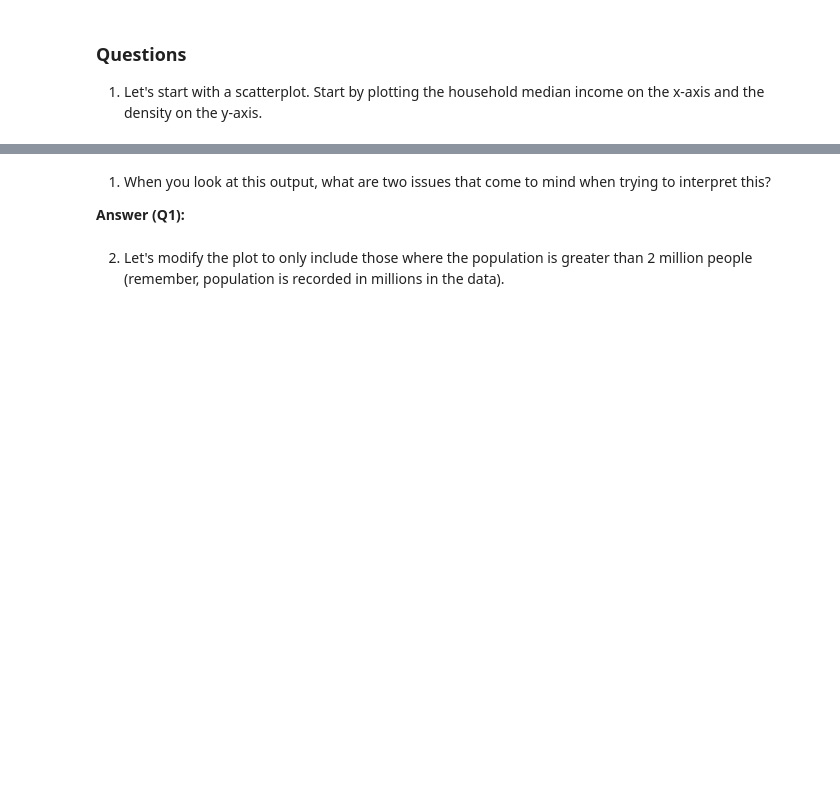
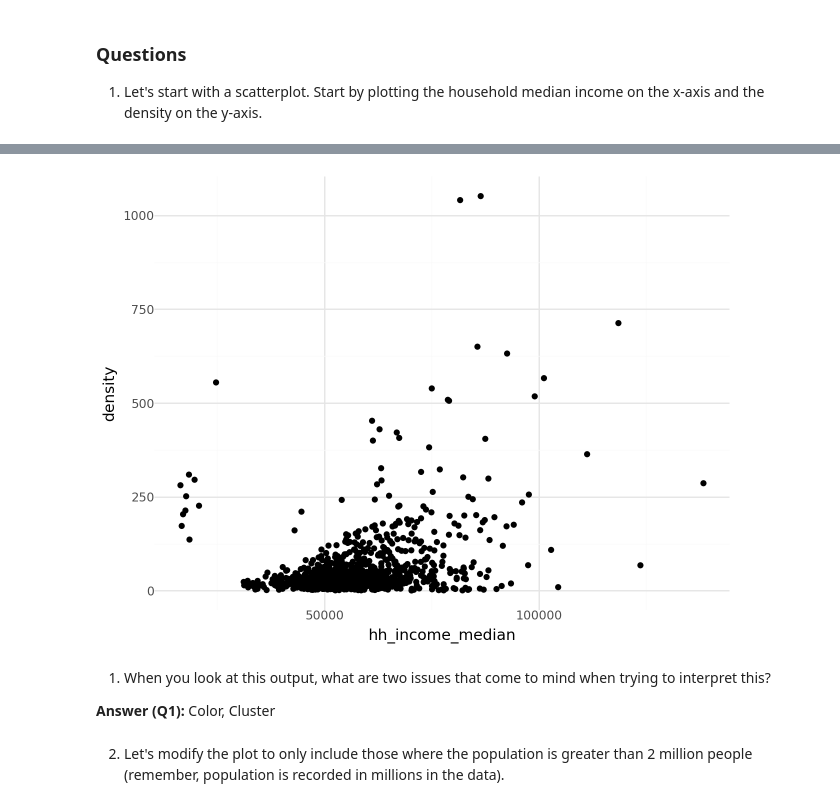
Before and after one commit to tettehdaniel/python-labs, a Jupyter notebook: Notebooks/Notebook08_DataVis2_SV.ipynb, the cells around one changed output, grey strips where cells are left out. Drawn from its saved outputs; the diff is of its cells as text; code cells hidden in the pictures; blank space fills up the shorter version.

```diff
--- a/Notebooks/Notebook08_DataVis2_SV.ipynb
+++ b/Notebooks/Notebook08_DataVis2_SV.ipynb
@@ -37,6 +54,14 @@ Today we will further explore aesthetic options to better destinguish our data v
+# %%
+(
+    dat
+    .pipe(ggplot, aes(x="hh_income_median", y="density"))
+    +geom_point()
+)
+# %% [output]
+[figure, added]
 # %% [markdown]
 1. When you look at this output, what are two issues that come to mind when trying to interpret this?
 
-**Answer (Q1):**
+**Answer (Q1):** Color, Cluster
 # %% [markdown]
 2. Let's modify the plot to only include those where the population is greater than 2 million people (remember, population is recorded in millions in the data).
```
Also changed, not shown: parts of 10 cells of this notebook.
